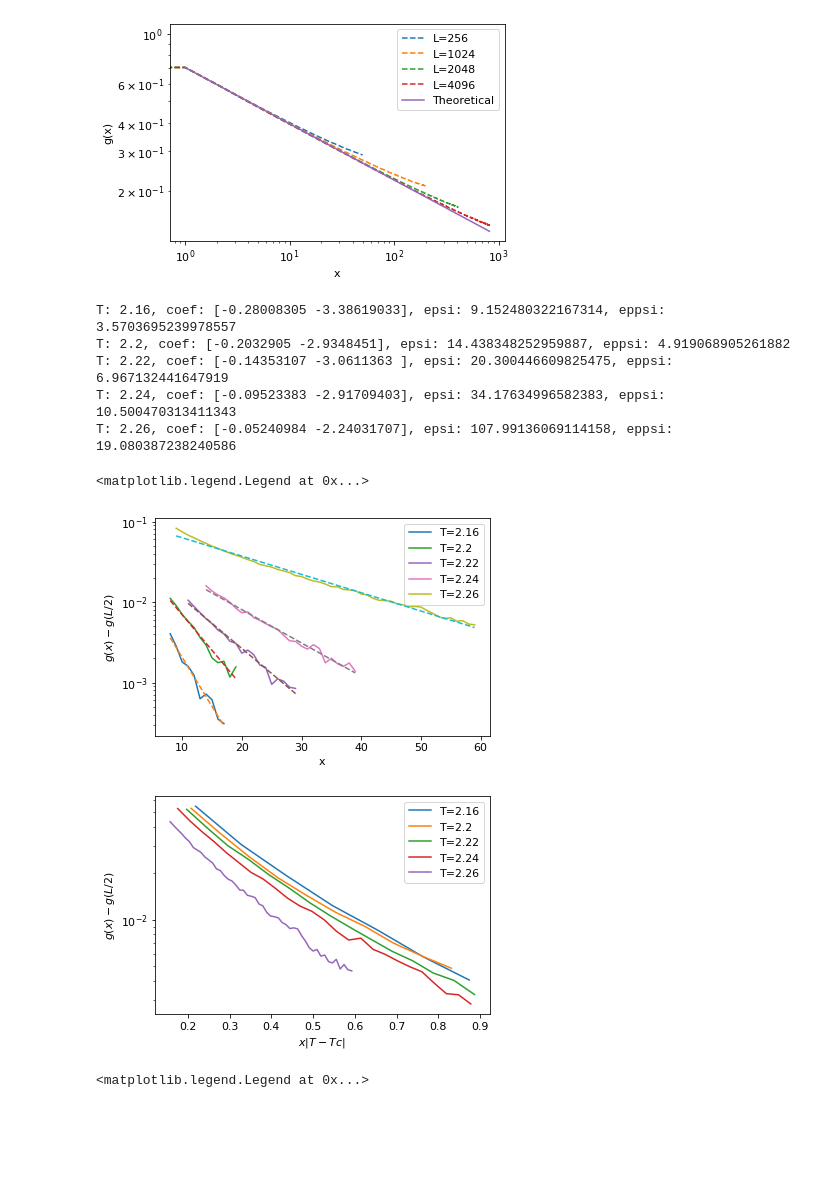
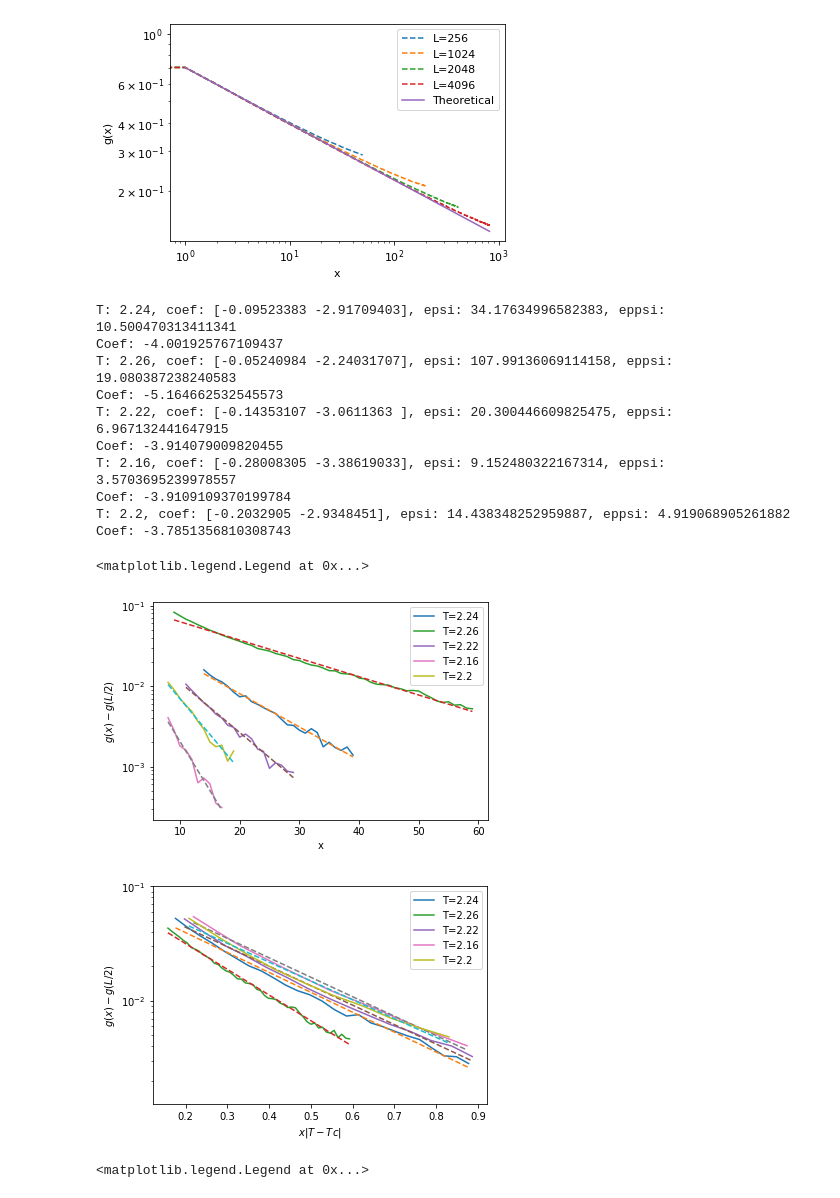
Before and after one commit to klashenriksson/MCSim_CPF, a Jupyter notebook: analysis/lab2/result_analyzer.ipynb, the cells around one changed output. Drawn from its saved outputs; the diff is of its cells as text; code cells hidden in the pictures; blank space fills up the shorter version.

```diff
--- a/analysis/lab2/result_analyzer.ipynb
+++ b/analysis/lab2/result_analyzer.ipynb
@@ -225,6 +225,7 @@ epsilons = {"T": [], "time": [], "time_theory": []}
 
 fig, ax = plt.subplots()
 fig1, ax1 = plt.subplots()
+fig2, ax2 = plt.subplots()
 
 c_256 = corrs["256"]
 L_half = 127
@@ -241,6 +242,7 @@ for T_key in c_256:
     x_over_epsi = x*(T - Tc)
     x_over_epsi = x_over_epsi[x_over_epsi <= (4 if T > 2.28 else 4)]
     ax.plot(x_over_epsi, corr_val[x_over_epsi.index], '-', label=f"T={T}")
+    ax2.plot(x_over_epsi, corr_val[x_over_epsi.index], '-', label=f"T={T}")
 
     x = x[x < (100 if T < 2.36 else 55)]
     x = x[x > 25]
@@ -264,10 +266,14 @@ ax.set_xlabel("$x\|T-Tc\|$")
 ax.set_ylabel("$g(x)$")
 ax.legend()
 
+ax2.set_yscale("log")
+ax2.set_xlabel("$x\|T-Tc\|$")
+ax2.set_ylabel("$g(x)$")
+ax2.set_xlim([0, 0.4])
+ax2.legend()
+
 ax1.set_yscale("log")
 ax1.set_xlabel("$x$")
 ax1.set_ylabel("$g(x)$")
 ax1.legend()
-
-ax2.set_yscale("log")
 # %% [output]
@@ -374,39 +382,46 @@ for T_key in correlations:
 
     epsi = 1.0/(Tc - T)
     epsilons["T"].append(T)
     epsilons["time_theory"].append(epsi)
     epsilons["time"].append(eppsi)
 
     print(f"T: {T}, coef: {coef}, epsi: {epsi}, eppsi: {eppsi}")
 
     x_over_epsi = x_raw*(Tc-T)
     x_over_epsi = x_over_epsi[x_over_epsi < (0.9 if T != 2.26 else 0.6)]
     x_over_epsi = x_over_epsi[x_over_epsi > 0.15]
     g = g_raw[x_over_epsi.index]
 
     ax1.plot(x_over_epsi, g - g_offset, label=f"T={T}")
+    coef = np.polyfit(x_over_epsi, np.log(g - g_offset), 1)
+    print(f"Coef: {coef[0]}")
 
 
 
 ax.set_yscale("log")
 ax.legend()
 ax.set_xlabel("x")
 ax.set_ylabel("$g(x) - g(L/2)$")
 
 ax1.set_yscale("log")
 ax1.set_xlabel("$x\|T-Tc\|$")
 ax1.set_ylabel("$g(x) - g(L/2)$")
-#ax1.set_xlim([0.16, 0.5])
+ax1.set_ylim([10**(-2.9), 10**(-1)])
 ax1.legend()
 # %% [output]
+T: 2.24, coef: [-0.09523383 -2.91709403], epsi: 34.17634996582383, eppsi: 10.500470313411341
+Coef: -4.001925767109437
+T: 2.26, coef: [-0.05240984 -2.24031707], epsi: 107.99136069114158, eppsi: 19.080387238240583
+Coef: -5.164662532545573
+T: 2.22, coef: [-0.14353107 -3.0611363 ], epsi: 20.300446609825475, eppsi: 6.967132441647915
+Coef: -3.914079009820455
 T: 2.16, coef: [-0.28008305 -3.38619033], epsi: 9.152480322167314, eppsi: 3.5703695239978557
+Coef: -3.9109109370199784
 T: 2.2, coef: [-0.2032905 -2.9348451], epsi: 14.438348252959887, eppsi: 4.919068905261882
-T: 2.22, coef: [-0.14353107 -3.0611363 ], epsi: 20.300446609825475, eppsi: 6.967132441647919
-T: 2.24, coef: [-0.09523383 -2.91709403], epsi: 34.17634996582383, eppsi: 10.500470313411343
-T: 2.26, coef: [-0.05240984 -2.24031707], epsi: 107.99136069114158, eppsi: 19.080387238240586
+Coef: -3.7851356810308743
 <matplotlib.legend.Legend at 0x...>
-[figure, old version]
+[figure, new version]
-[figure, old version]
+[figure, new version]
 # %%
 epsilon_df = df.from_dict(epsilons)
 epsilon_df = epsilon_df.sort_values(by=['T'])
```
Also changed, not shown: parts of 3 cells of this notebook, 2 other files.
